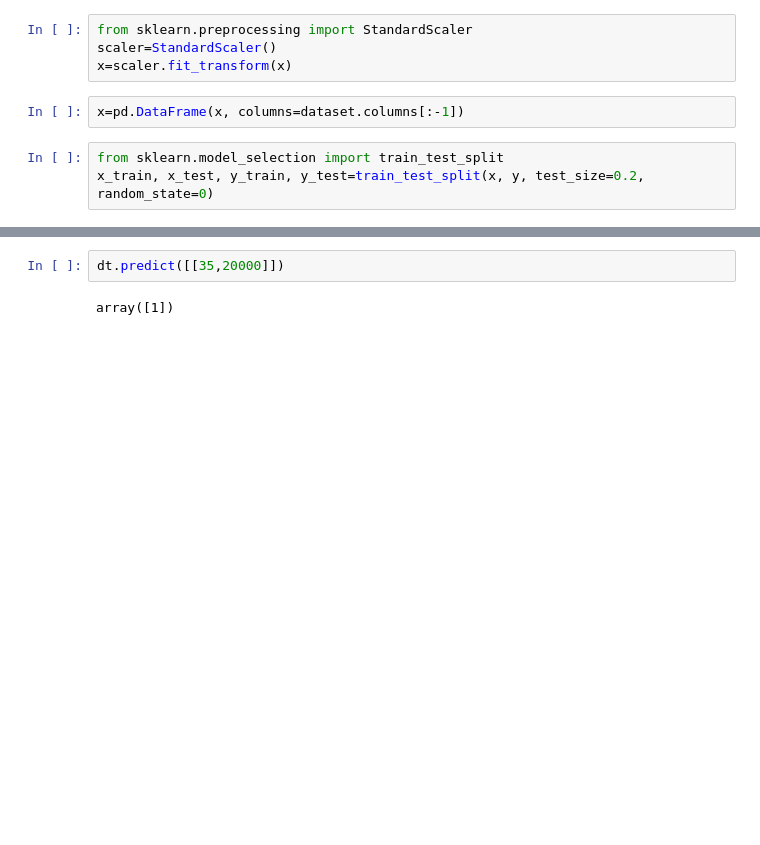
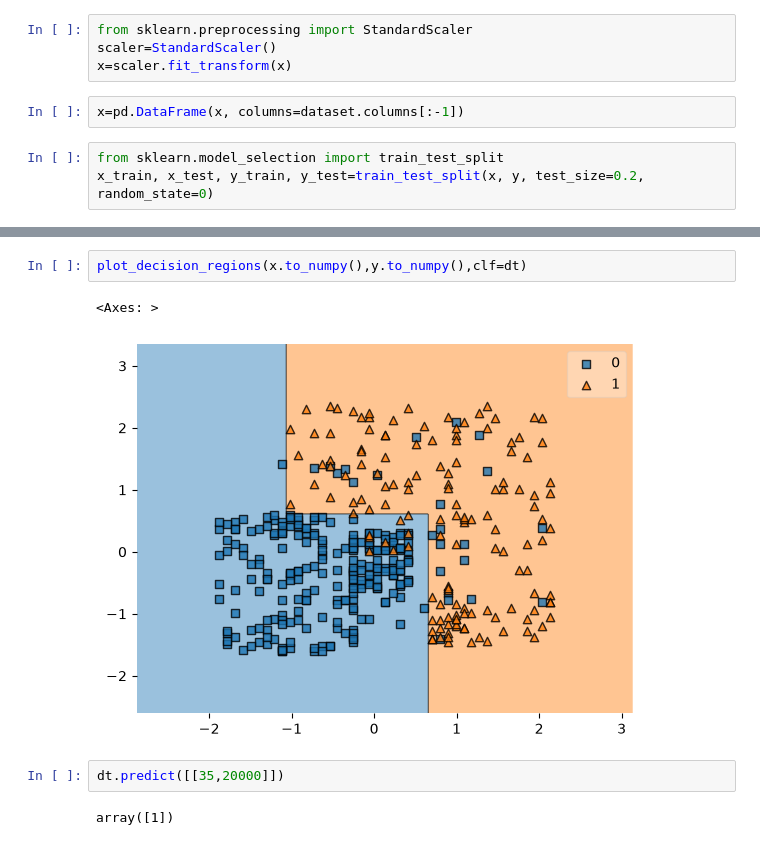
Before and after one commit to its-dp-coder/Machine-Learning, a Jupyter notebook: Decision.ipynb, the cells around one changed output, grey strips where cells are left out. Cells and saved outputs as stored; diff of their text form; blank space fills up the shorter version.

```diff
--- a/Decision.ipynb
+++ b/Decision.ipynb
@@ -46,3 +47,8 @@ dt.score(x_test, y_test) *100
+# %%
+plot_decision_regions(x.to_numpy(),y.to_numpy(),clf=dt)
+# %% [output]
+<Axes: >
+[figure, added]
 # %%
 dt.predict([[35,20000]])
 # %% [output]
```
Also changed, not shown: parts of 7 cells of this notebook, 3 other files.
